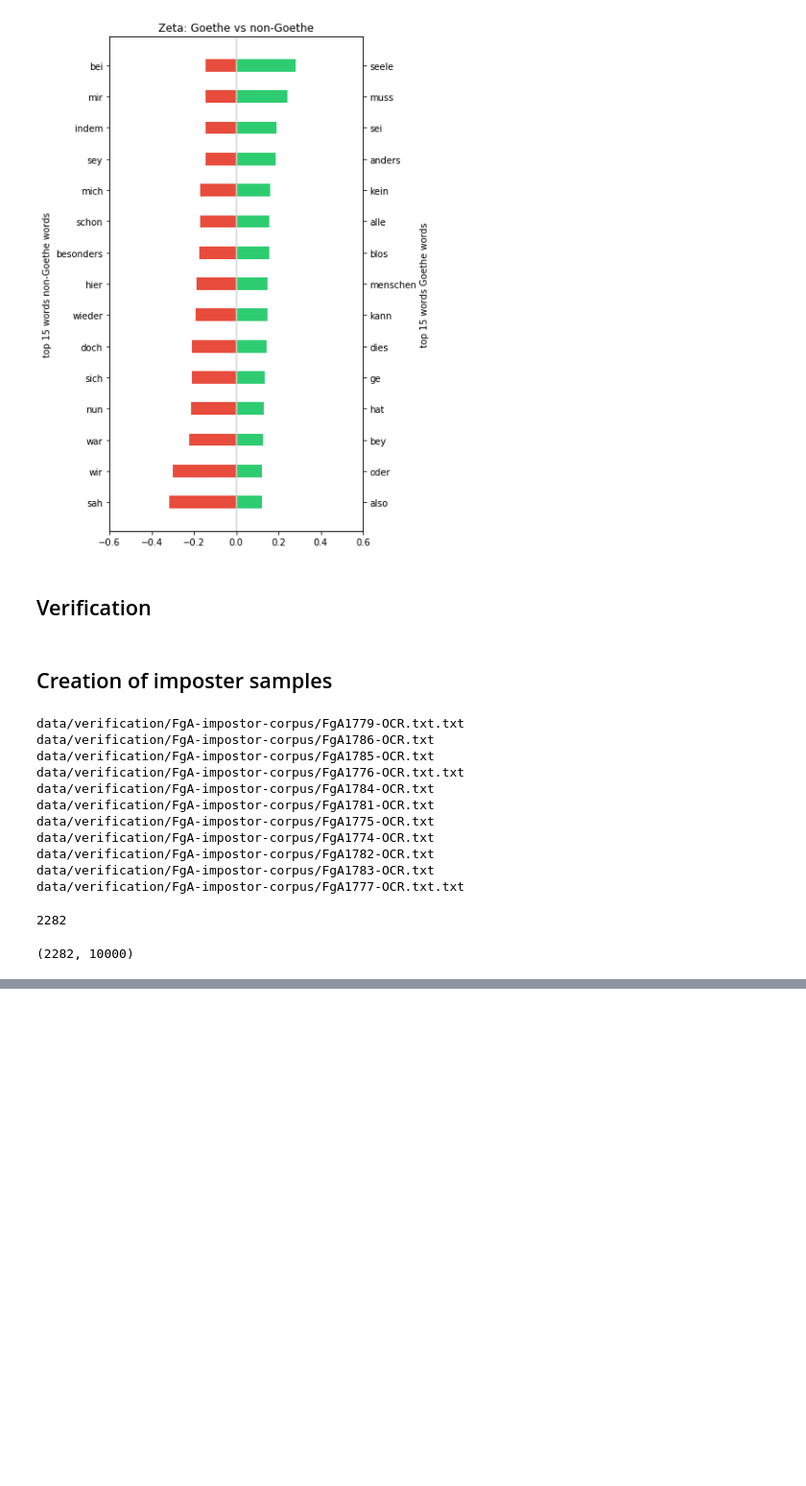
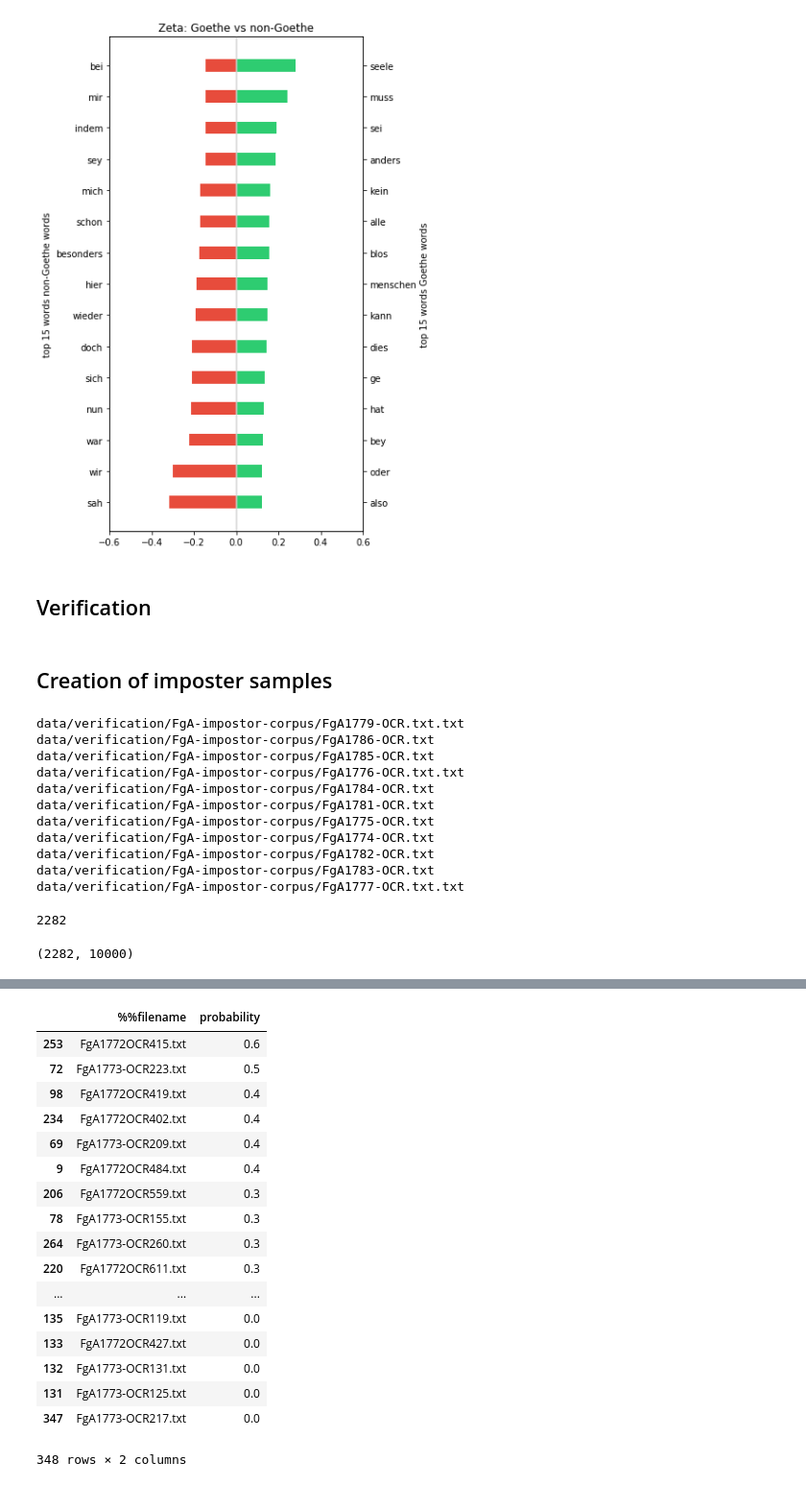
Before and after one commit to mikekestemont/goethe, a Jupyter notebook: stylometry.ipynb, the cells around one changed output, grey strips where cells are left out. Shown: that part at 96% size. Drawn from its saved outputs; the diff is of its cells as text; code cells hidden in the pictures; blank space fills up the shorter version.

```diff
--- a/stylometry.ipynb
+++ b/stylometry.ipynb
@@ -742,0 +797,31 @@ plt.title(f'{candidate} | f1={round(max_f1, 4)} @ theta={round(max_th, 4)}');
+# %%
+verification_X = scaler.transform(vectorizer.transform(verification_texts).toarray())
+# %%
+verifier = Verifier(iters=10, num_instances=10)
+probas = [verifier.predict_proba(target=t, source_X=source,
+                       imposter_X=imposters) for t in tqdm(verification_X)]
+# %%
+results = pd.DataFrame(list(zip(verification_titles, probas)), columns=('%%filename', 'probability'))
+# %%
+results = results.sort_values(by=['probability'], ascending=False)
+# %%
+results
+# %% [output]
+|  | %%filename | probability |
+| 253 | FgA1772OCR415.txt | 0.6 |
+| 72 | FgA1773-OCR223.txt | 0.5 |
+| 98 | FgA1772OCR419.txt | 0.4 |
+| 234 | FgA1772OCR402.txt | 0.4 |
+| 69 | FgA1773-OCR209.txt | 0.4 |
+| 9 | FgA1772OCR484.txt | 0.4 |
+| 206 | FgA1772OCR559.txt | 0.3 |
+| 78 | FgA1773-OCR155.txt | 0.3 |
+| 264 | FgA1773-OCR260.txt | 0.3 |
+| 220 | FgA1772OCR611.txt | 0.3 |
+| ... | ... | ... |
+| 135 | FgA1773-OCR119.txt | 0.0 |
+| 133 | FgA1772OCR427.txt | 0.0 |
+| 132 | FgA1773-OCR131.txt | 0.0 |
+| 131 | FgA1773-OCR125.txt | 0.0 |
+| 347 | FgA1773-OCR217.txt | 0.0 |
+348 rows × 2 columns
```
Also changed, not shown: parts of 15 cells of this notebook.
